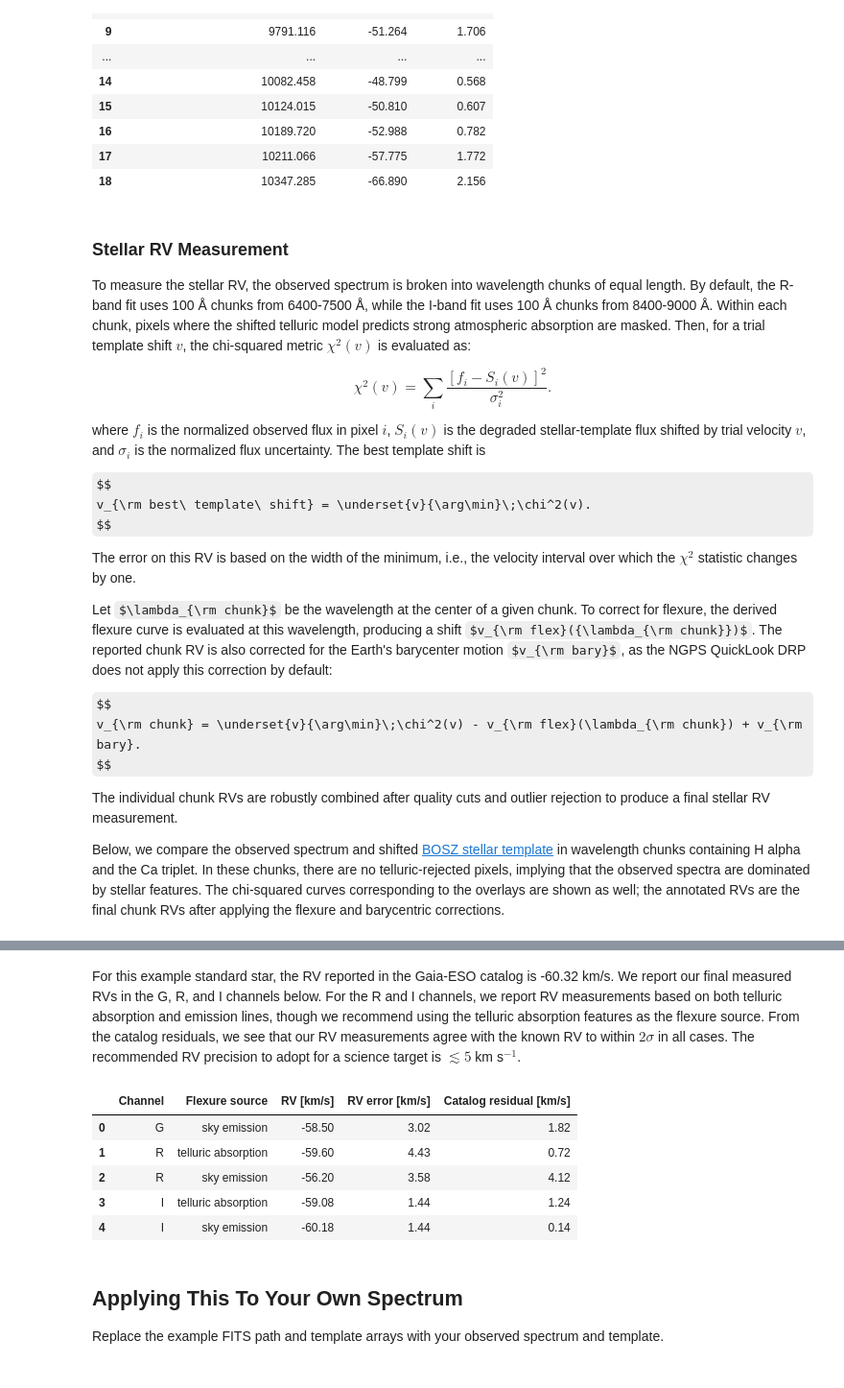
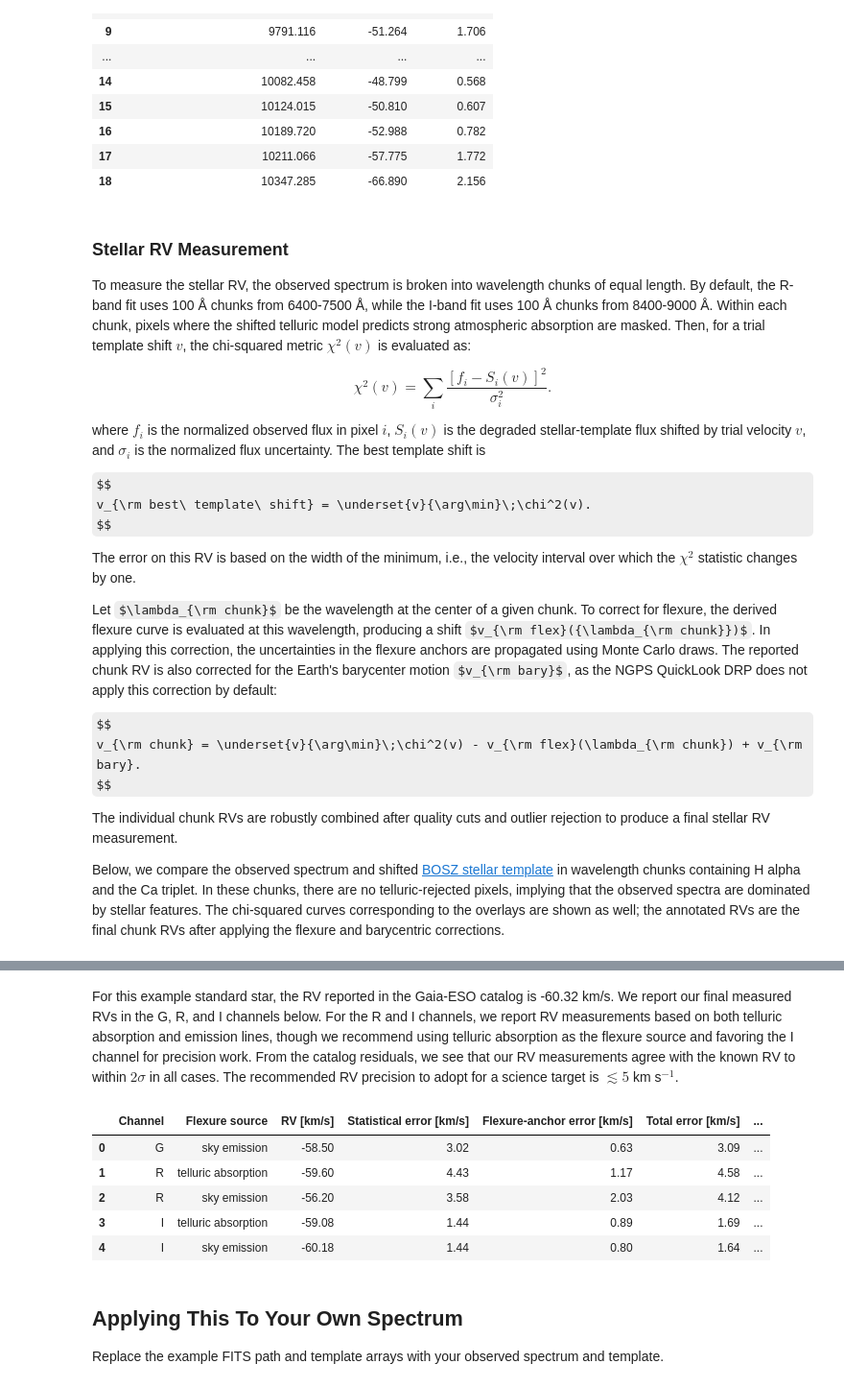
Before and after one commit to pranav-nagarajan/NGPS-RV-Calibration, a Jupyter notebook: NGPS Radial Velocity Tutorial.ipynb, the cells around one changed output, grey strips where cells are left out. Shown at 96% size. Cells and saved outputs as stored; diff of their text form; code cells hidden in the pictures; some formulas as TeX source.

Commit message:
Propagating flexure curve uncertainties with Monte Carlo draws

```diff
--- a/NGPS Radial Velocity Tutorial.ipynb
+++ b/NGPS Radial Velocity Tutorial.ipynb
@@ -445,7 +445,7 @@ $$
 
 The error on this RV is based on the width of the minimum, i.e., the velocity interval over which the $\chi^2$ statistic changes by one.
 
-Let $\lambda_{\rm chunk}$ be the wavelength at the center of a given chunk. To correct for flexure, the derived flexure curve is evaluated at this wavelength, producing a shift $v_{\rm flex}({\lambda_{\rm chunk}})$. The reported chunk RV is also corrected for the Earth's barycenter motion $v_{\rm bary}$, as the NGPS QuickLook DRP does not apply this correction by default:
+Let $\lambda_{\rm chunk}$ be the wavelength at the center of a given chunk. To correct for flexure, the derived flexure curve is evaluated at this wavelength, producing a shift $v_{\rm flex}({\lambda_{\rm chunk}})$. In applying this correction, the uncertainties in the flexure anchors are propagated using Monte Carlo draws. The reported chunk RV is also corrected for the Earth's barycenter motion $v_{\rm bary}$, as the NGPS QuickLook DRP does not apply this correction by default:
 
 $$
 v_{\rm chunk} = \underset{v}{\arg\min}\;\chi^2(v) - v_{\rm flex}(\lambda_{\rm chunk}) + v_{\rm bary}.
@@ -492,7 +492,8 @@ for index, (fits_file, result, chunk, title) in enumerate(rv_examples):
     ax_spec.text(
         0.04,
         0.08,
-        f"corrected RV = {diagnostic['rv']:.1f} +/- {float(chunk['RV Error']):.1f} km/s",
+        f"corrected RV = {diagnostic['rv']:.1f} +/- "
+        f"{float(chunk.get('RV Error Including Flexure', chunk['RV Error'])):.1f} km/s",
         transform=ax_spec.transAxes,
         ha="left",
         va="bottom",
@@ -522,55 +523,36 @@ plt.show()
 # %% [output]
 [drawing not drawn]
 # %% [markdown]
-For this example standard star, the RV reported in the Gaia-ESO catalog is -60.32 km/s. We report our final measured RVs in the G, R, and I channels below. For the R and I channels, we report RV measurements based on both telluric absorption and emission lines, though we recommend using the telluric absorption features as the flexure source. From the catalog residuals, we see that our RV measurements agree with the known RV to within $2\sigma$ in all cases. The recommended RV precision to adopt for a science target is $\lesssim5$ km s$^{-1}$.
+For this example standard star, the RV reported in the Gaia-ESO catalog is -60.32 km/s. We report our final measured RVs in the G, R, and I channels below. For the R and I channels, we report RV measurements based on both telluric absorption and emission lines, though we recommend using telluric absorption as the flexure source and favoring the I channel for precision work. From the catalog residuals, we see that our RV measurements agree with the known RV to within $2\sigma$ in all cases. The recommended RV precision to adopt for a science target is $\lesssim 5$ km s$^{-1}$.
 # %%
+def rv_summary_row(channel, flexure_source, result):
+    return {
+        "Channel": channel,
+        "Flexure source": flexure_source,
+        "RV [km/s]": result.rv,
+        "Statistical error [km/s]": result.rv_error_statistical,
+        "Flexure-anchor error [km/s]": result.rv_error_flexure,
+        "Total error [km/s]": result.rv_error,
+        "Catalog residual [km/s]": result.rv - catalog_rv_kms,
+    }
+
 rv_summary = pd.DataFrame(
     [
-        {
-            "Channel": "G",
-            "Flexure source": "sky emission",
-            "RV [km/s]": g_emission.rv,
-            "RV error [km/s]": g_emission.rv_error,
-            "Catalog residual [km/s]": g_emission.rv - catalog_rv_kms,
-        },
-        {
-            "Channel": "R",
-            "Flexure source": "telluric absorption",
-            "RV [km/s]": r_telluric.rv,
-            "RV error [km/s]": r_telluric.rv_error,
-            "Catalog residual [km/s]": r_telluric.rv - catalog_rv_kms,
-        },
-        {
-            "Channel": "R",
-            "Flexure source": "sky emission",
-            "RV [km/s]": r_emission.rv,
-            "RV error [km/s]": r_emission.rv_error,
-            "Catalog residual [km/s]": r_emission.rv - catalog_rv_kms,
-        },
-        {
-            "Channel": "I",
-            "Flexure source": "telluric absorption",
-            "RV [km/s]": i_telluric.rv,
-            "RV error [km/s]": i_telluric.rv_error,
-            "Catalog residual [km/s]": i_telluric.rv - catalog_rv_kms,
-        },
-        {
-            "Channel": "I",
-            "Flexure source": "sky emission",
-            "RV [km/s]": i_emission.rv,
-            "RV error [km/s]": i_emission.rv_error,
-            "Catalog residual [km/s]": i_emission.rv - catalog_rv_kms,
-        },
+        rv_summary_row("G", "sky emission", g_emission),
+        rv_summary_row("R", "telluric absorption", r_telluric),
+        rv_summary_row("R", "sky emission", r_emission),
+        rv_summary_row("I", "telluric absorption", i_telluric),
+        rv_summary_row("I", "sky emission", i_emission),
     ]
 )
 display(rv_summary.round(2))
 # %% [output]
-|  | Channel | Flexure source | RV [km/s] | RV error [km/s] | Catalog residual [km/s] |
-| 0 | G | sky emission | -58.50 | 3.02 | 1.82 |
-| 1 | R | telluric absorption | -59.60 | 4.43 | 0.72 |
-| 2 | R | sky emission | -56.20 | 3.58 | 4.12 |
-| 3 | I | telluric absorption | -59.08 | 1.44 | 1.24 |
-| 4 | I | sky emission | -60.18 | 1.44 | 0.14 |
+|  | Channel | Flexure source | RV [km/s] | Statistical error [km/s] | Flexure-anchor error [km/s] | Total error [km/s] | ... |
+| 0 | G | sky emission | -58.50 | 3.02 | 0.63 | 3.09 | ... |
+| 1 | R | telluric absorption | -59.60 | 4.43 | 1.17 | 4.58 | ... |
+| 2 | R | sky emission | -56.20 | 3.58 | 2.03 | 4.12 | ... |
+| 3 | I | telluric absorption | -59.08 | 1.44 | 0.89 | 1.69 | ... |
+| 4 | I | sky emission | -60.18 | 1.44 | 0.80 | 1.64 | ... |
 # %% [markdown]
 ## Applying This To Your Own Spectrum
 
```
Also changed, not shown: parts of 7 cells of this notebook, 7 other files.
